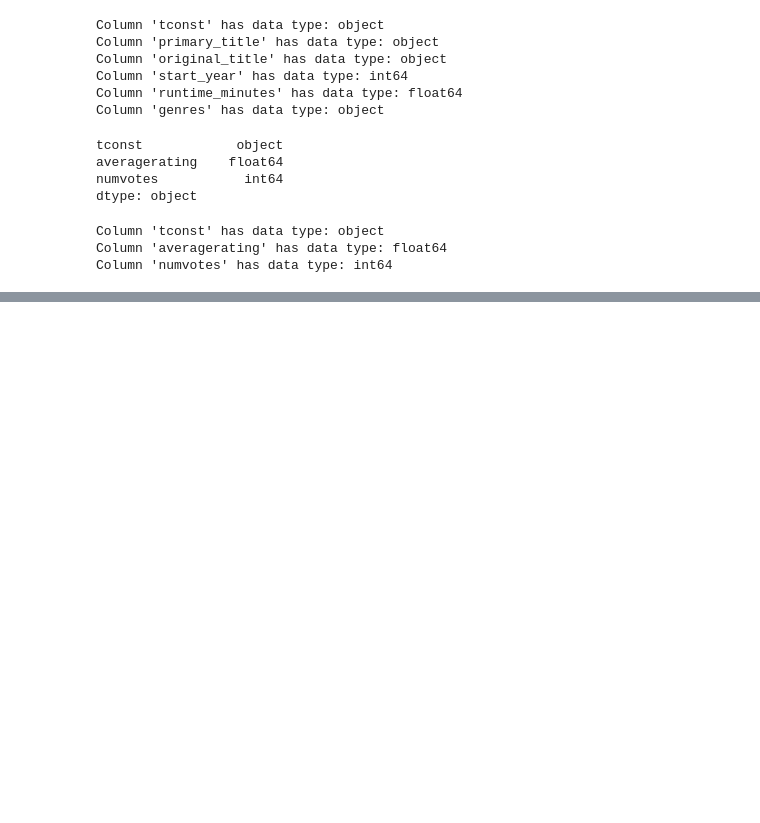
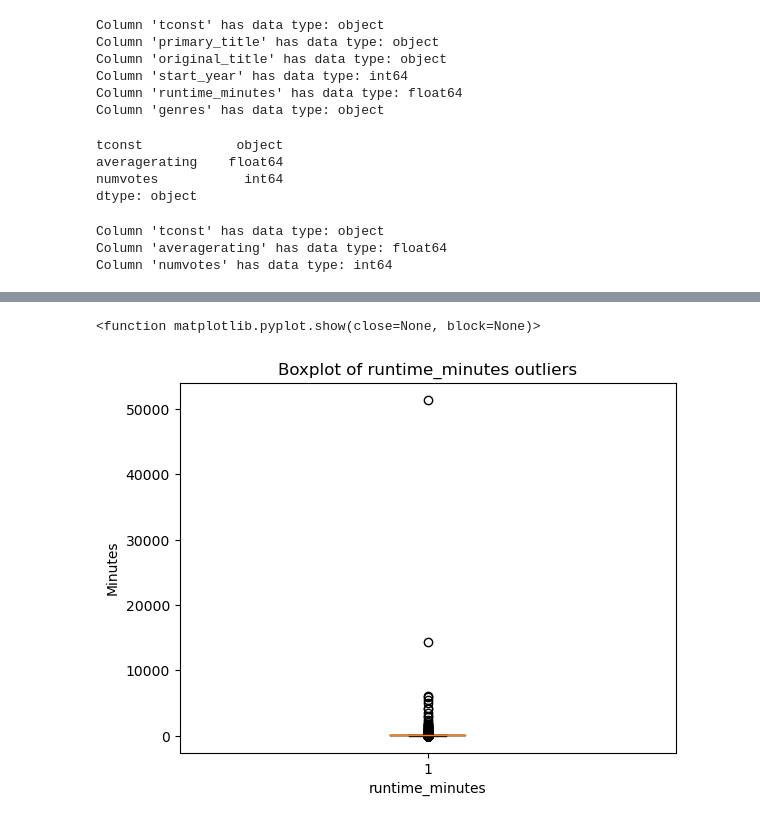
Before and after one commit to Oruko-pj/learn-co-curriculum-dsc-phase-1-project-master-zippedData, a Jupyter notebook: Microsoft new movie studio.ipynb, the cells around one changed output, grey strips where cells are left out. Saved outputs shown, nothing was run; the diff lists cells and outputs as text; code cells hidden in the pictures; blank space fills up the shorter version.

```diff
--- a/Microsoft new movie studio.ipynb
+++ b/Microsoft new movie studio.ipynb
@@ -283,0 +507,14 @@ Column 'numvotes' has data type: int64
+# %%
+# Create a boxplot of the 'runtime_minutes' column
+plt.boxplot(imdb_title_basics_df['runtime_minutes'].dropna())
+
+# Set labels and title
+plt.title('Boxplot of runtime_minutes outliers')
+plt.xlabel('runtime_minutes')
+plt.ylabel('Minutes')
+
+# Display plot
+plt.show
+# %% [output]
+<function matplotlib.pyplot.show(close=None, block=None)>
+[figure, added]
```
Also changed, not shown: parts of 32 cells of this notebook.
